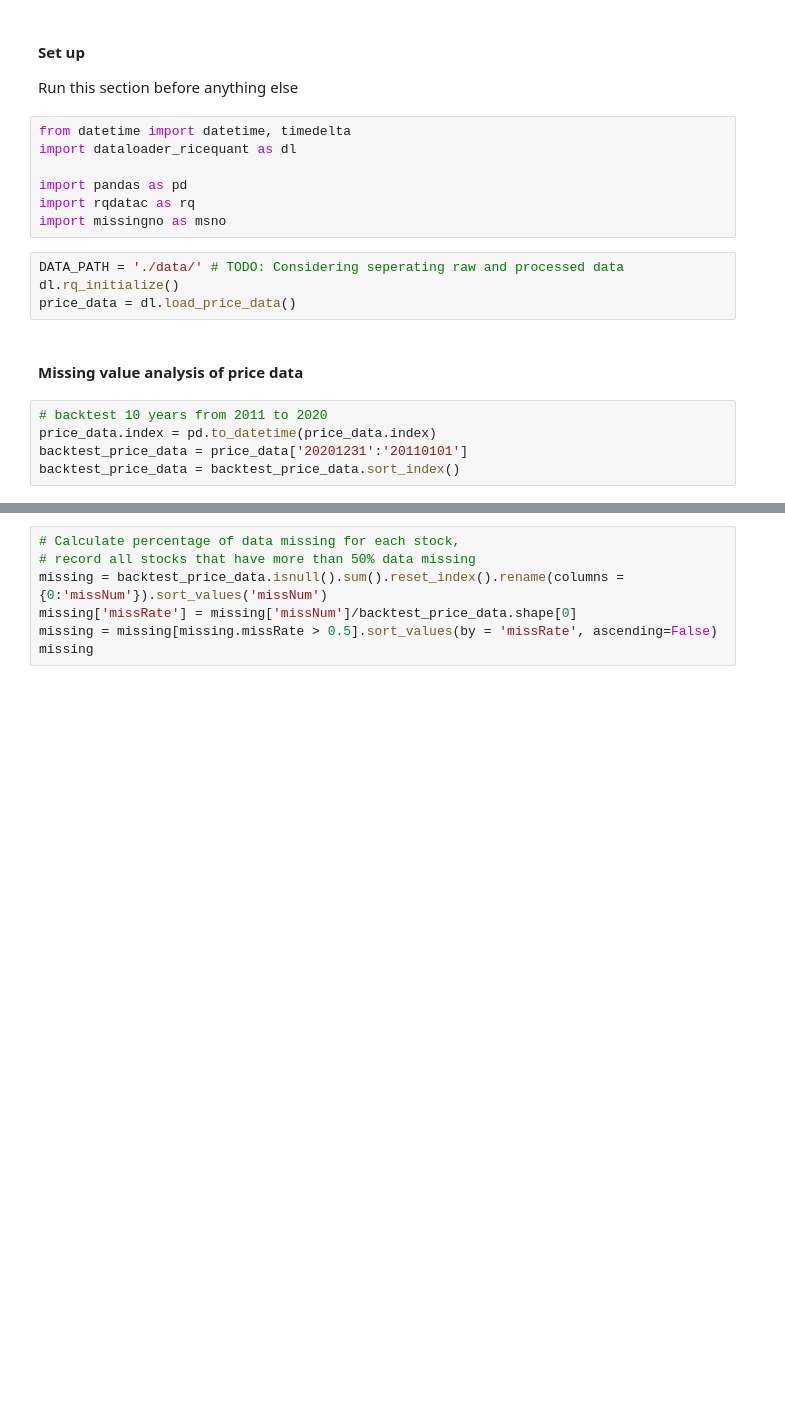
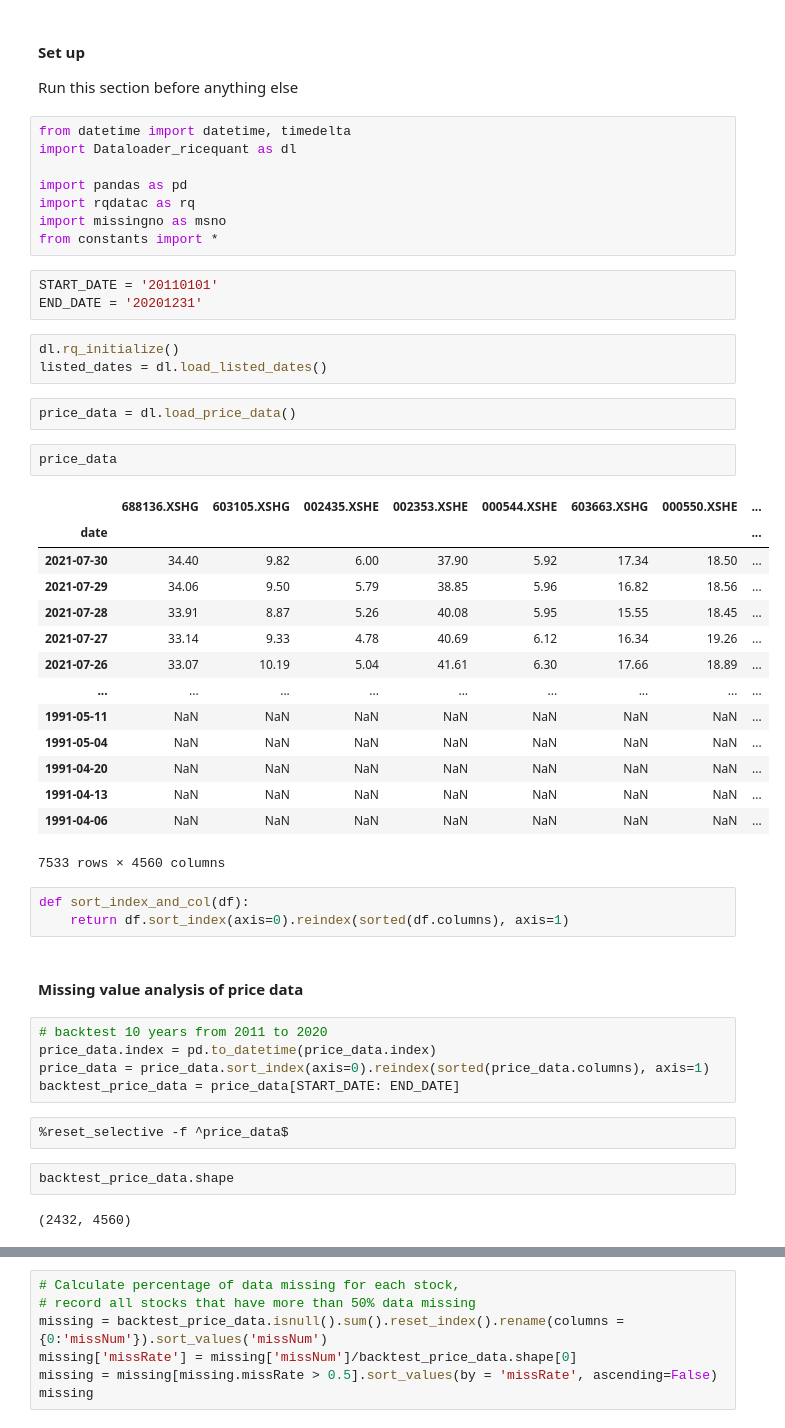
Before and after one commit to etccapital/MultiFactor, a Jupyter notebook: data_download_and_process.ipynb, the cells around one changed output, grey strips where cells are left out. Cells and saved outputs as stored; diff of their text form; blank space fills up the shorter version.

Commit message:
Finished Data Preprocessing
Filtered out data before companys' listing. Optimized stock filtering code using pandas operations. Applied parrallel computing wherever possible.

```diff
--- a/data_download_and_process.ipynb
+++ b/data_download_and_process.ipynb
@@ -3,20 +3,51 @@
 Run this section before anything else
 # %%
 from datetime import datetime, timedelta
-import dataloader_ricequant as dl
+import Dataloader_ricequant as dl
 
 import pandas as pd
 import rqdatac as rq
 import missingno as msno
+from constants import *
-# %%
-DATA_PATH = './data/' # TODO: Considering seperating raw and processed data
-dl.rq_initialize()
-price_data = dl.load_price_data()
+# %%
+START_DATE = '20110101'
+END_DATE = '20201231'
+# %%
+dl.rq_initialize()
+listed_dates = dl.load_listed_dates()
+# %%
+price_data = dl.load_price_data()
+# %%
+price_data
+# %% [output]
+|  | 688136.XSHG | 603105.XSHG | 002435.XSHE | 002353.XSHE | 000544.XSHE | 603663.XSHG | 000550.XSHE | ... |
+| date |  |  |  |  |  |  |  | ... |
+| 2021-07-30 | 34.40 | 9.82 | 6.00 | 37.90 | 5.92 | 17.34 | 18.50 | ... |
+| 2021-07-29 | 34.06 | 9.50 | 5.79 | 38.85 | 5.96 | 16.82 | 18.56 | ... |
+| 2021-07-28 | 33.91 | 8.87 | 5.26 | 40.08 | 5.95 | 15.55 | 18.45 | ... |
+| 2021-07-27 | 33.14 | 9.33 | 4.78 | 40.69 | 6.12 | 16.34 | 19.26 | ... |
+| 2021-07-26 | 33.07 | 10.19 | 5.04 | 41.61 | 6.30 | 17.66 | 18.89 | ... |
+| ... | ... | ... | ... | ... | ... | ... | ... | ... |
+| 1991-05-11 | NaN | NaN | NaN | NaN | NaN | NaN | NaN | ... |
+| 1991-05-04 | NaN | NaN | NaN | NaN | NaN | NaN | NaN | ... |
+| 1991-04-20 | NaN | NaN | NaN | NaN | NaN | NaN | NaN | ... |
+| 1991-04-13 | NaN | NaN | NaN | NaN | NaN | NaN | NaN | ... |
+| 1991-04-06 | NaN | NaN | NaN | NaN | NaN | NaN | NaN | ... |
+7533 rows × 4560 columns
+# %%
+def sort_index_and_col(df):
+    return df.sort_index(axis=0).reindex(sorted(df.columns), axis=1)
 # %% [markdown]
 #### Missing value analysis of price data
 # %%
 # backtest 10 years from 2011 to 2020
 price_data.index = pd.to_datetime(price_data.index)
-backtest_price_data = price_data['20201231':'20110101']
-backtest_price_data = backtest_price_data.sort_index()
+price_data = price_data.sort_index(axis=0).reindex(sorted(price_data.columns), axis=1)
+backtest_price_data = price_data[START_DATE: END_DATE]
+# %%
+%reset_selective -f ^price_data$
+# %%
+backtest_price_data.shape
+# %% [output]
+(2432, 4560)
 # %%
```
Also changed, not shown: parts of 30 cells of this notebook, 2 other files.
